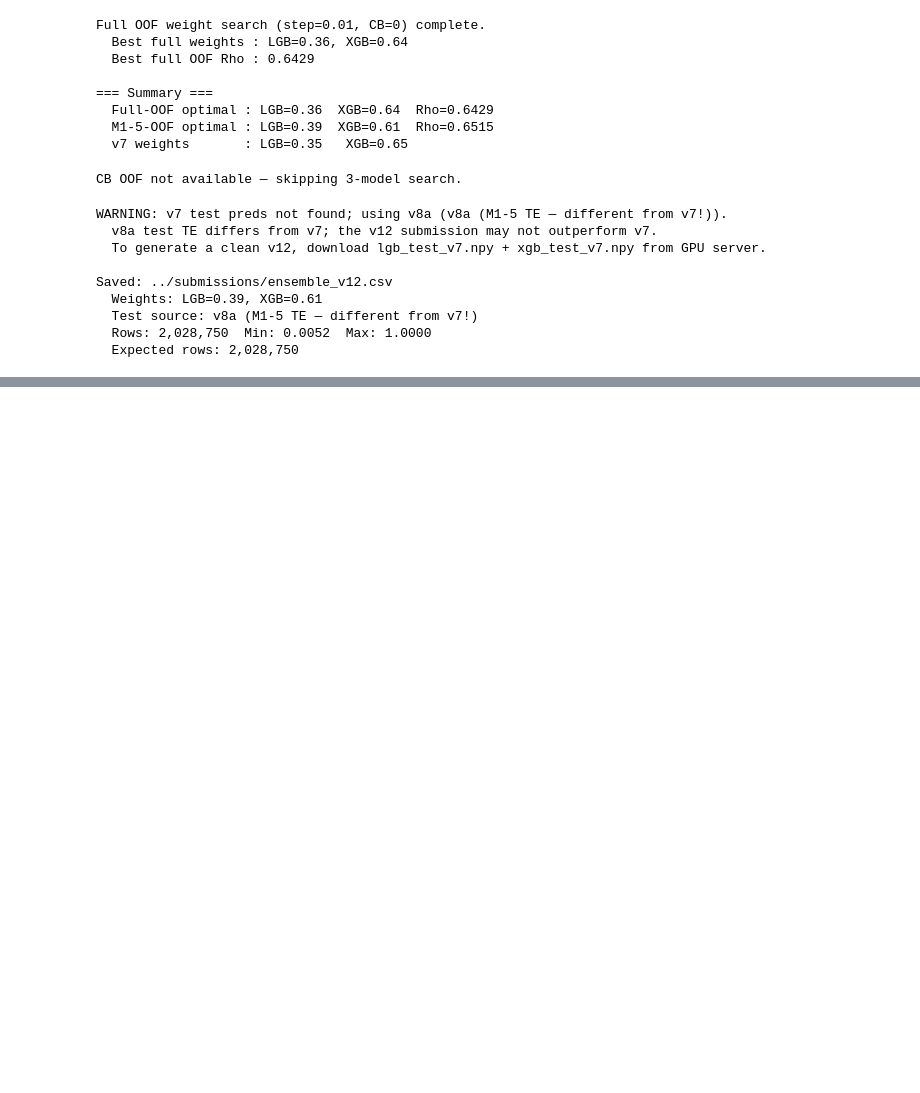
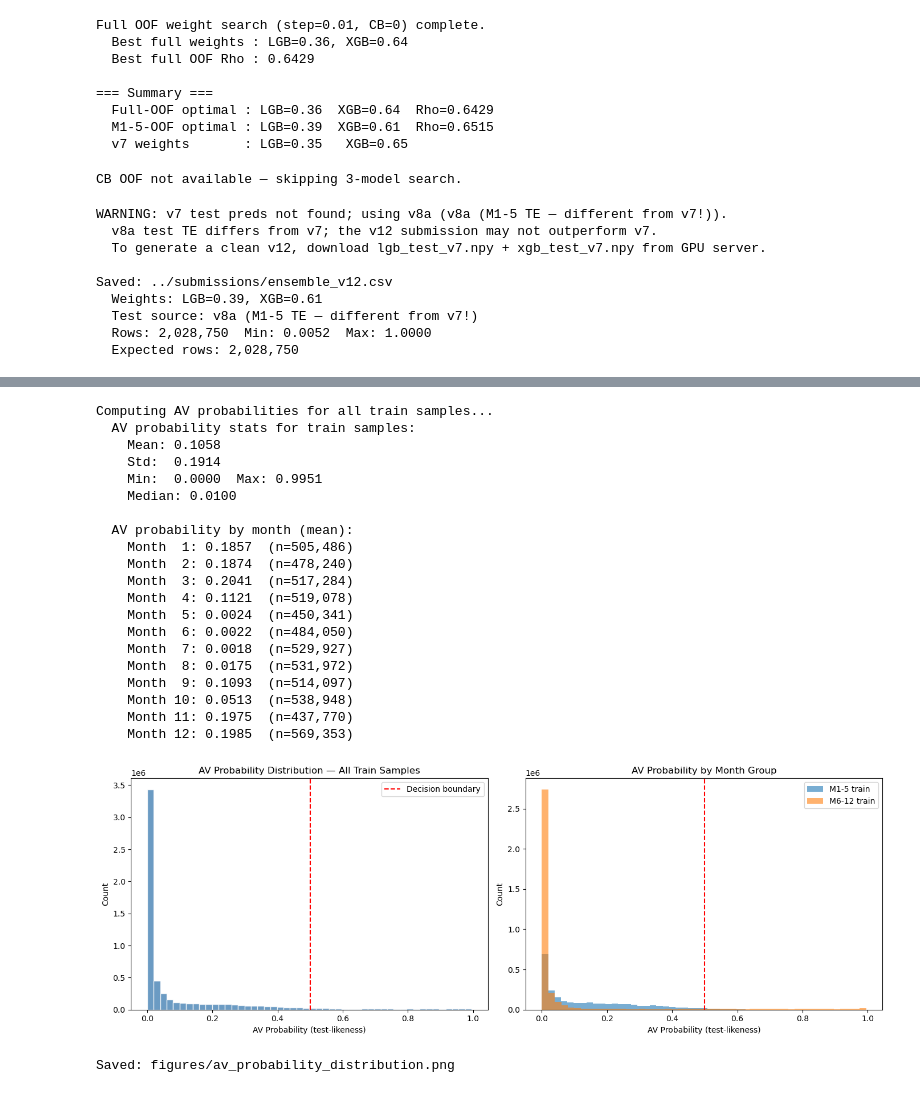
Before and after one commit to CUBWB7/CS5483-Predict-parking-violations, a Jupyter notebook: notebooks/06_sprint.ipynb, the cells around one changed output, grey strips where cells are left out. Drawn from its saved outputs; the diff is of its cells as text; code cells hidden in the pictures; blank space fills up the shorter version.

```diff
--- a/notebooks/06_sprint.ipynb
+++ b/notebooks/06_sprint.ipynb
@@ -255,0 +430,75 @@ Saved: ../submissions/ensemble_v12.csv
+# %%
+# ── Compute AV probabilities for ALL train samples (for sample weighting) ────
+# Use M1-5 variant (Variant 2) — more relevant since test is M1-5 only.
+# Re-train on full combined data with 5-fold to get OOF probs for train samples.
+
+# For the FULL training set: train a final AV model on the combined M1-5 data
+# and predict probability for every train row
+print('Computing AV probabilities for all train samples...')
+
+# Train final AV model on the M1-5 combined data
+av_final = lgb.LGBMClassifier(**av_params)
+av_final.fit(X_av2, y_av2)
+
+# Predict "test-likeness" for ALL train rows
+av_probs_train = av_final.predict_proba(train_df[AV_FEATURES])[:, 1]
+
+print(f'  AV probability stats for train samples:')
+print(f'    Mean: {av_probs_train.mean():.4f}')
+print(f'    Std:  {av_probs_train.std():.4f}')
+print(f'    Min:  {av_probs_train.min():.4f}  Max: {av_probs_train.max():.4f}')
+print(f'    Median: {np.median(av_probs_train):.4f}')
+
+# Distribution by month
+print(f'\n  AV probability by month (mean):')
+for m in range(1, 13):
+    mask = train_df['month_of_year'].values == m
+    if mask.sum() > 0:
+        print(f'    Month {m:2d}: {av_probs_train[mask].mean():.4f}  (n={mask.sum():,})')
+
+# Histogram
+fig, axes = plt.subplots(1, 2, figsize=(14, 5))
+
+axes[0].hist(av_probs_train, bins=50, color='steelblue', edgecolor='white', alpha=0.8)
+axes[0].axvline(0.5, color='red', ls='--', label='Decision boundary')
+axes[0].set_xlabel('AV Probability (test-likeness)')
+axes[0].set_ylabel('Count')
+axes[0].set_title('AV Probability Distribution — All Train Samples')
+axes[0].legend()
+
+# By M1-5 vs M6-12
+axes[1].hist(av_probs_train[m15_mask], bins=50, alpha=0.6, label='M1-5 train', color='tab:blue')
+axes[1].hist(av_probs_train[~m15_mask], bins=50, alpha=0.6, label='M6-12 train', color='tab:orange')
+axes[1].axvline(0.5, color='red', ls='--')
+axes[1].set_xlabel('AV Probability (test-likeness)')
+axes[1].set_ylabel('Count')
+axes[1].set_title('AV Probability by Month Group')
+axes[1].legend()
+
+plt.tight_layout()
+plt.savefig('../figures/av_probability_distribution.png', dpi=150, bbox_inches='tight')
+plt.show()
+print('Saved: figures/av_probability_distribution.png')
+# %% [output]
+Computing AV probabilities for all train samples...
+  AV probability stats for train samples:
+    Mean: 0.1058
+    Std:  0.1914
+    Min:  0.0000  Max: 0.9951
+    Median: 0.0100
+
+  AV probability by month (mean):
+    Month  1: 0.1857  (n=505,486)
+    Month  2: 0.1874  (n=478,240)
+    Month  3: 0.2041  (n=517,284)
+    Month  4: 0.1121  (n=519,078)
+    Month  5: 0.0024  (n=450,341)
+    Month  6: 0.0022  (n=484,050)
+    Month  7: 0.0018  (n=529,927)
+    Month  8: 0.0175  (n=531,972)
+    Month  9: 0.1093  (n=514,097)
+    Month 10: 0.0513  (n=538,948)
+    Month 11: 0.1975  (n=437,770)
+    Month 12: 0.1985  (n=569,353)
+[figure, added]
+Saved: figures/av_probability_distribution.png
```
Also changed, not shown: parts of 10 cells of this notebook, 3 other files.
